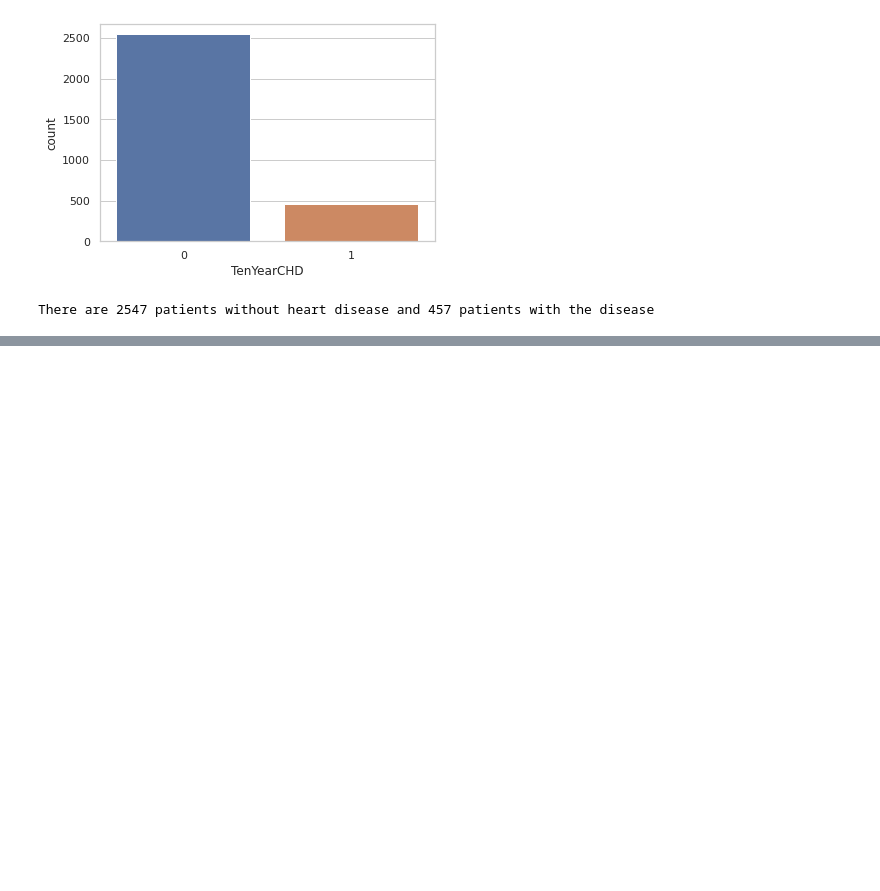
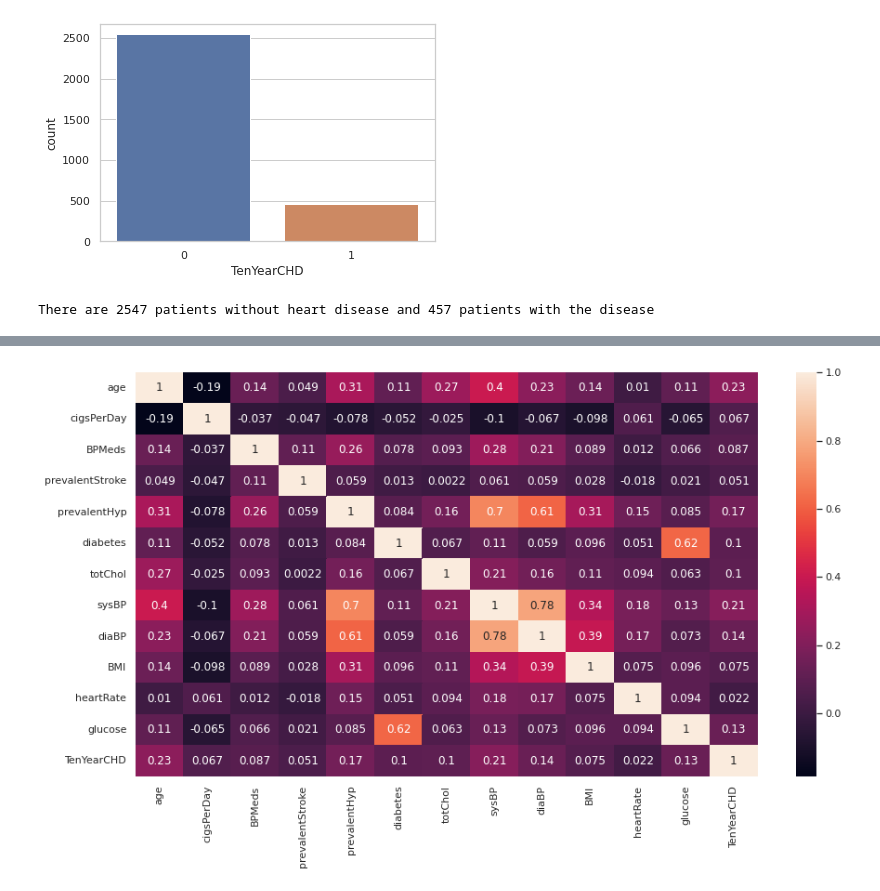
Before and after one commit to prav87654/Classification-Cardiovascular-risk-prediction, a Jupyter notebook: Classification_model_Praveen_S.ipynb, the cells around one changed output, grey strips where cells are left out. Cells and saved outputs as stored; diff of their text form; code cells hidden in the pictures; blank space fills up the shorter version.

```diff
--- a/Classification_model_Praveen_S.ipynb
+++ b/Classification_model_Praveen_S.ipynb
@@ -188,0 +198,6 @@ There are 2547 patients without heart disease and 457 patients with the disease
+# %%
+plt.figure(figsize=(15,8))
+sns.heatmap(heart_df.corr(), annot = True)
+plt.show()
+# %% [output]
+[figure, added]
```
Also changed, not shown: parts of 9 cells of this notebook.
